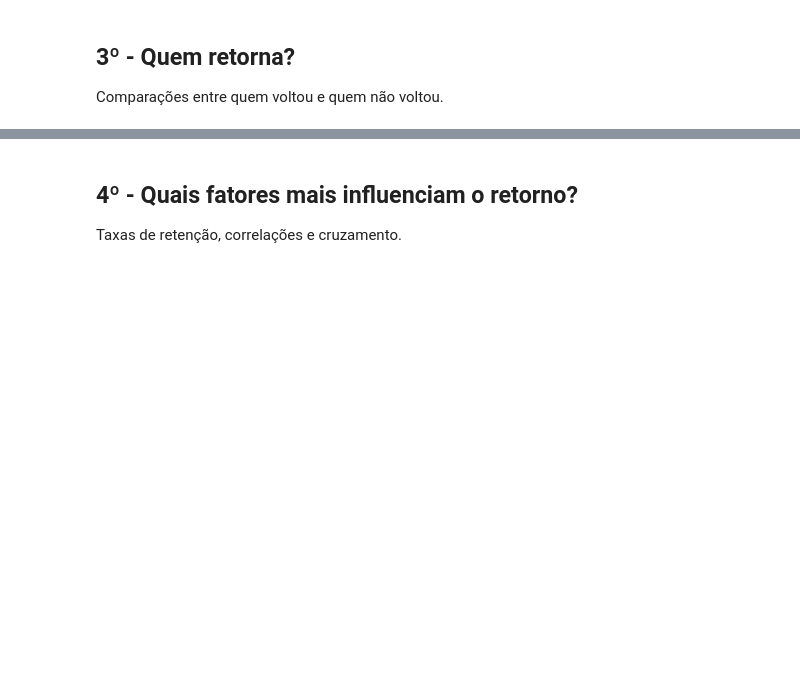
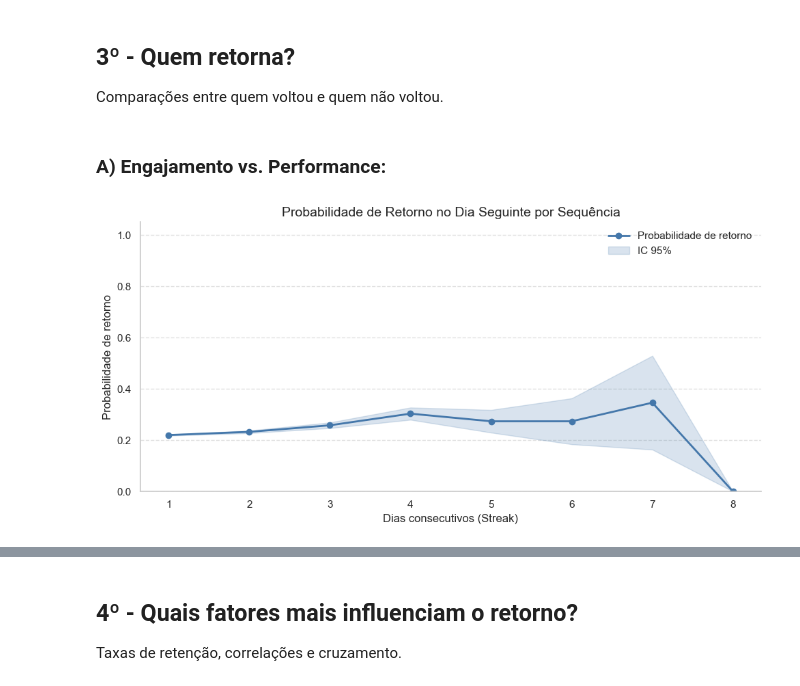
Before and after one commit to Fernandonneto/Case_Processo_Seletivo_-_Analista_de_Dados_Produto_-_Growth, a Jupyter notebook: II_Etapa_-_Analise_exploratoria_dados.ipynb, the cells around one changed output, grey strips where cells are left out. Cells and saved outputs as stored; diff of their text form; code cells hidden in the pictures; blank space fills up the shorter version.

```diff
--- a/II_Etapa_-_Analise_exploratoria_dados.ipynb
+++ b/II_Etapa_-_Analise_exploratoria_dados.ipynb
@@ -308,0 +462,68 @@ Comparações entre quem voltou e quem não voltou.
+# %% [markdown]
+### A) Engajamento vs. Performance:
+# %%
+# Padroniza a variável
+df['played_next_day'] = (
+    df['played_next_day']
+    .astype(str)
+    .str.lower()
+    .map({'true': 1, 'false': 0})
+)
+
+# Agrupa por streak
+resumo = (
+    df.groupby('streak_day')
+      .agg(
+          taxa_retorno=('played_next_day', 'mean'),
+          n=('played_next_day', 'count')
+      )
+      .reset_index()
+)
+
+# Intervalo de confiança de 95% (aproximação normal)
+resumo['erro'] = 1.96 * np.sqrt(
+    (resumo['taxa_retorno'] * (1 - resumo['taxa_retorno'])) / resumo['n']
+)
+
+resumo['lim_inf'] = (resumo['taxa_retorno'] - resumo['erro']).clip(lower=0)
+resumo['lim_sup'] = (resumo['taxa_retorno'] + resumo['erro']).clip(upper=1)
+
+# Gráfico
+plt.figure(figsize=(10,5))
+
+plt.plot(
+    resumo['streak_day'],
+    resumo['taxa_retorno'],
+    marker='o',
+    linewidth=2,
+    color=PALETA["azul"],
+    label='Probabilidade de retorno'
+)
+
+plt.fill_between(
+    resumo['streak_day'],
+    resumo['lim_inf'],
+    resumo['lim_sup'],
+    color=PALETA["azul"],
+    alpha=0.20,
+    label='IC 95%'
+)
+
+plt.title('Probabilidade de Retorno no Dia Seguinte por Sequência', fontsize=14)
+plt.xlabel('Dias consecutivos (Streak)')
+plt.ylabel('Probabilidade de retorno')
+
+plt.grid(axis='y', linestyle='--', alpha=0.6)
+plt.grid(axis='x', visible=False)
+
+ax = plt.gca()
+ax.spines['top'].set_visible(False)
+ax.spines['right'].set_visible(False)
+
+plt.ylim(0, 1.05)
+plt.legend(frameon=False)
+
+plt.tight_layout()
+plt.show()
+# %% [output]
+[figure, added]
```
Also changed, not shown: parts of 36 cells of this notebook, 1 other file.
